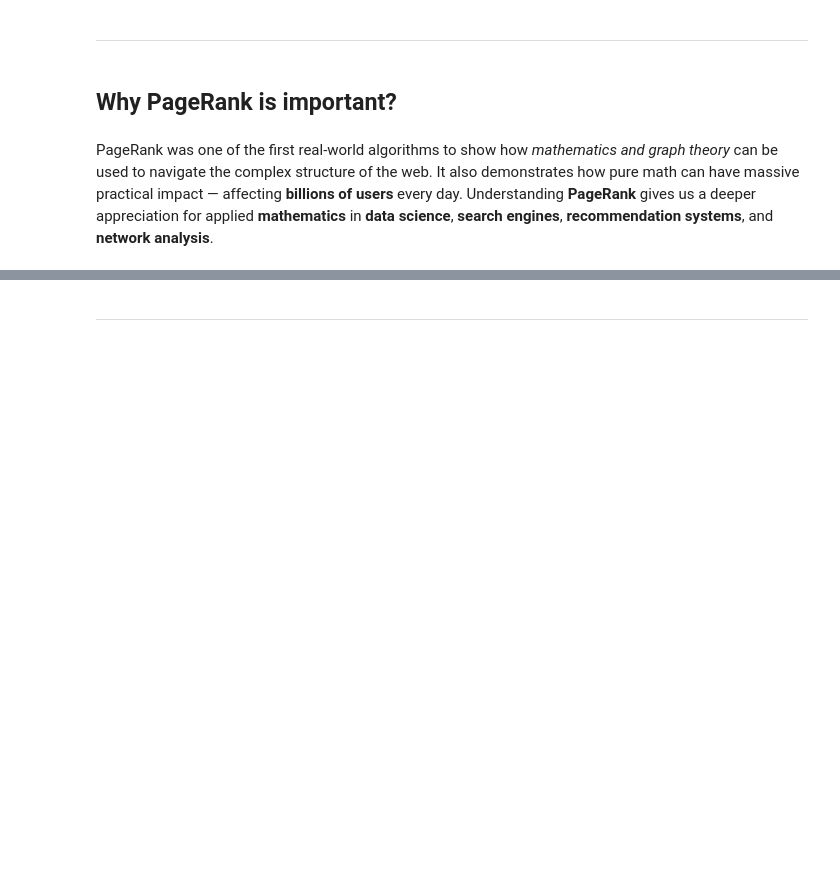
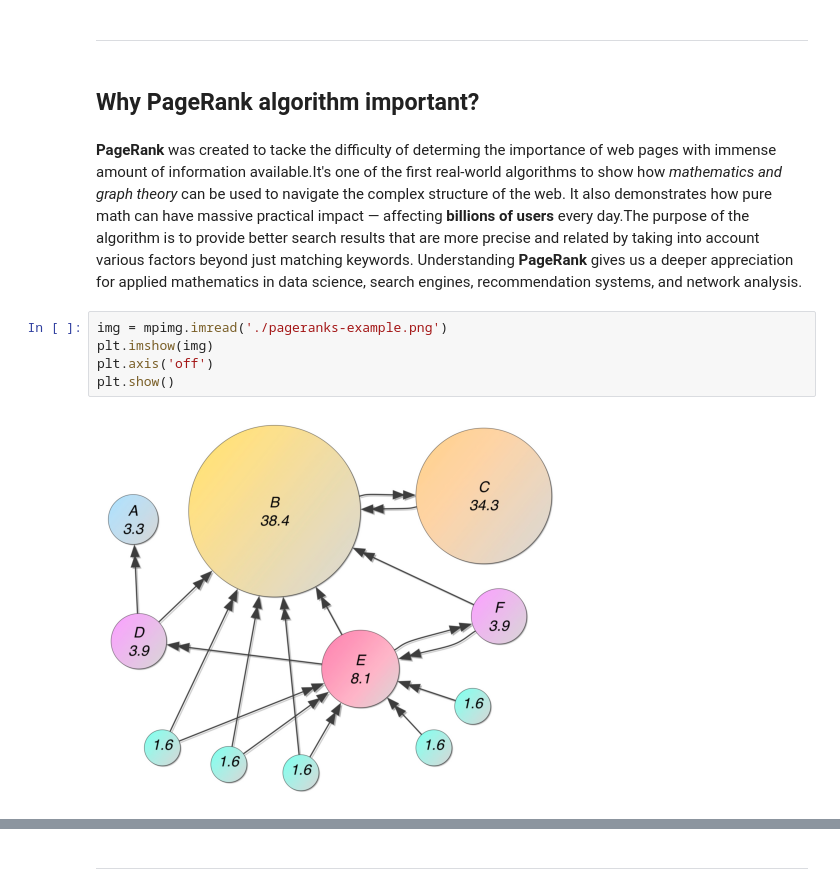
Before and after one commit to Radolsav16/PageRank-Project, a Jupyter notebook: PageRank.ipynb, the cells around one changed output, grey strips where cells are left out. Cells and saved outputs as stored; diff of their text form; blank space fills up the shorter version.

Commit message:
Add files via upload
1.Fix no needed thinks!
2.Secondly add some math explainers
3.Add schemas,histogram,images and explain algorithm in simple and interesting way by researches!

```diff
--- a/PageRank.ipynb
+++ b/PageRank.ipynb
@@ -27,6 +13,13 @@ This is more than just an academic exercise—it's a way to appreciate the algor
 # %% [markdown]
 ---
 # %% [markdown]
- ## **Why PageRank is important?**
+ ## **Why PageRank algorithm important?**
 # %% [markdown]
-PageRank was one of the first real-world algorithms to show how *mathematics and graph theory* can be used to navigate the complex structure of the web. It also demonstrates how pure math can have massive practical impact — affecting **billions of users** every day. Understanding **PageRank** gives us a deeper appreciation for applied **mathematics** in **data science**, **search engines**, **recommendation systems**, and **network analysis**.
+**PageRank** was created to tacke the difficulty of determing the importance of web pages with immense amount of information available.It's one of the first real-world algorithms to show how *mathematics and graph theory* can be used to navigate the complex structure of the web. It also demonstrates how pure math can have massive practical impact — affecting **billions of users** every day.The purpose of the algorithm is to provide better search results that are more precise and related by taking into account various factors beyond just matching keywords. Understanding **PageRank** gives us a deeper appreciation for applied mathematics in data science, search engines, recommendation systems, and network analysis.
+# %%
+img = mpimg.imread('./pageranks-example.png')
+plt.imshow(img)
+plt.axis('off')
+plt.show()
+# %% [output]
+[figure, added]
```
Also changed, not shown: parts of 38 cells of this notebook.
